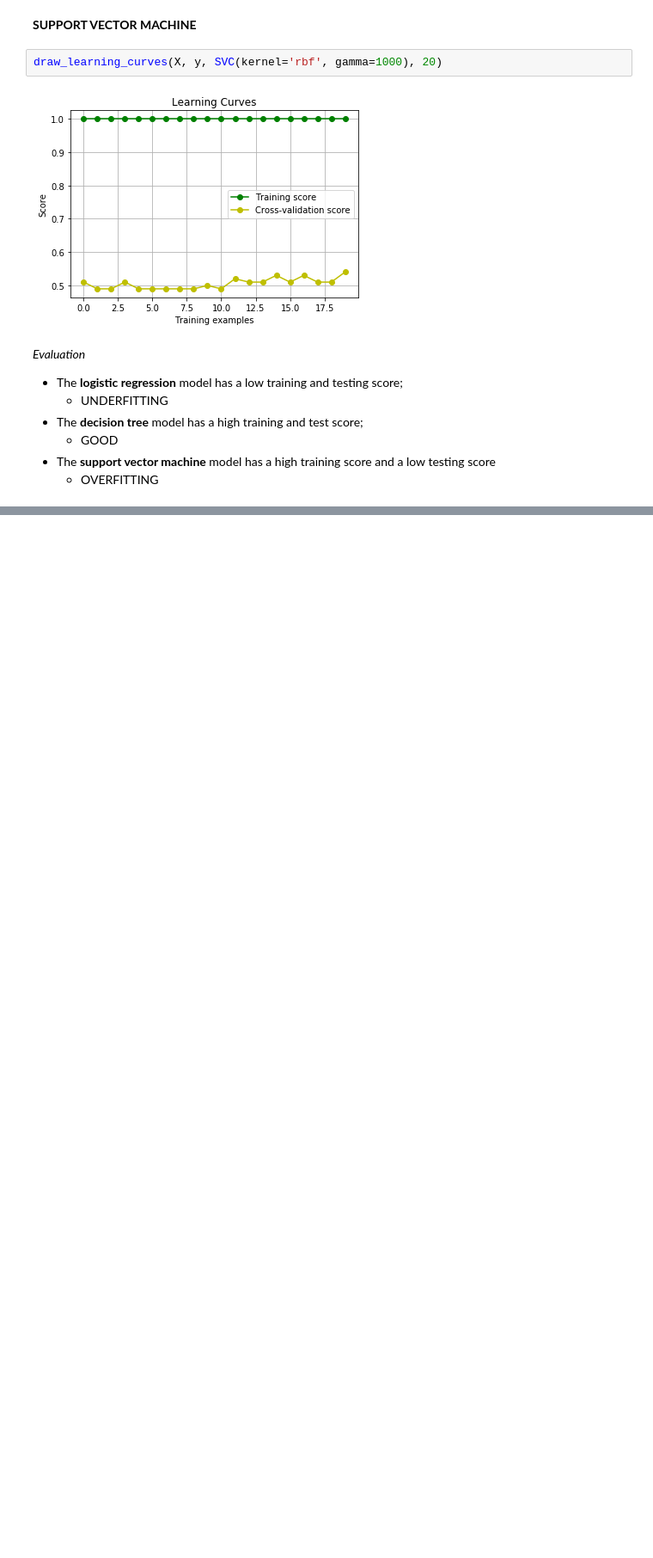
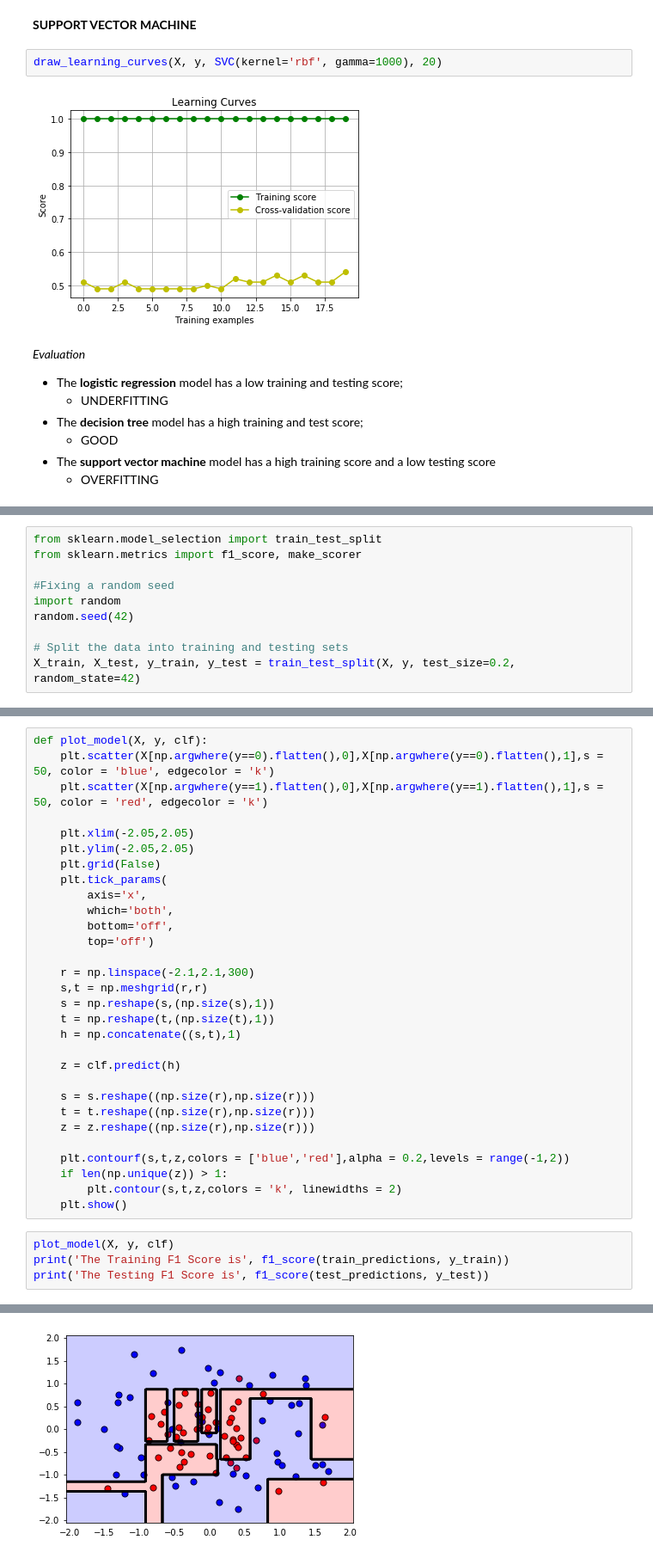
Before and after one commit to rscheiwe/Udacity_Machine_Learning, a Jupyter notebook: machine-learning-master/projects/Misc Code Chunks from Lessons.ipynb, the cells around one changed output, grey strips where cells are left out. Shown at 86% size. Cells and saved outputs as stored; diff of their text form; blank space fills up the shorter version.

```diff
--- a/machine-learning-master/projects/Misc Code Chunks from Lessons.ipynb
+++ b/machine-learning-master/projects/Misc Code Chunks from Lessons.ipynb
@@ -218,0 +292,10 @@ _Evaluation_
+# %%
+from sklearn.model_selection import train_test_split
+from sklearn.metrics import f1_score, make_scorer
+
+#Fixing a random seed
+import random
+random.seed(42)
+
+# Split the data into training and testing sets
+X_train, X_test, y_train, y_test = train_test_split(X, y, test_size=0.2, random_state=42)
@@ -218,0 +320,35 @@ _Evaluation_
+# %%
+def plot_model(X, y, clf):
+    plt.scatter(X[np.argwhere(y==0).flatten(),0],X[np.argwhere(y==0).flatten(),1],s = 50, color = 'blue', edgecolor = 'k')
+    plt.scatter(X[np.argwhere(y==1).flatten(),0],X[np.argwhere(y==1).flatten(),1],s = 50, color = 'red', edgecolor = 'k')
+
+    plt.xlim(-2.05,2.05)
+    plt.ylim(-2.05,2.05)
+    plt.grid(False)
+    plt.tick_params(
+        axis='x',
+        which='both',
+        bottom='off',
+        top='off')
+
+    r = np.linspace(-2.1,2.1,300)
+    s,t = np.meshgrid(r,r)
+    s = np.reshape(s,(np.size(s),1))
+    t = np.reshape(t,(np.size(t),1))
+    h = np.concatenate((s,t),1)
+
+    z = clf.predict(h)
+
+    s = s.reshape((np.size(r),np.size(r)))
+    t = t.reshape((np.size(r),np.size(r)))
+    z = z.reshape((np.size(r),np.size(r)))
+
+    plt.contourf(s,t,z,colors = ['blue','red'],alpha = 0.2,levels = range(-1,2))
+    if len(np.unique(z)) > 1:
+        plt.contour(s,t,z,colors = 'k', linewidths = 2)
+    plt.show()
+# %%
+plot_model(X, y, clf)
+print('The Training F1 Score is', f1_score(train_predictions, y_train))
+print('The Testing F1 Score is', f1_score(test_predictions, y_test))
+# %% [output]
@@ -218,0 +357 @@ _Evaluation_
+[figure, added]
```
Also changed, not shown: parts of 17 cells of this notebook, 1 other file.
